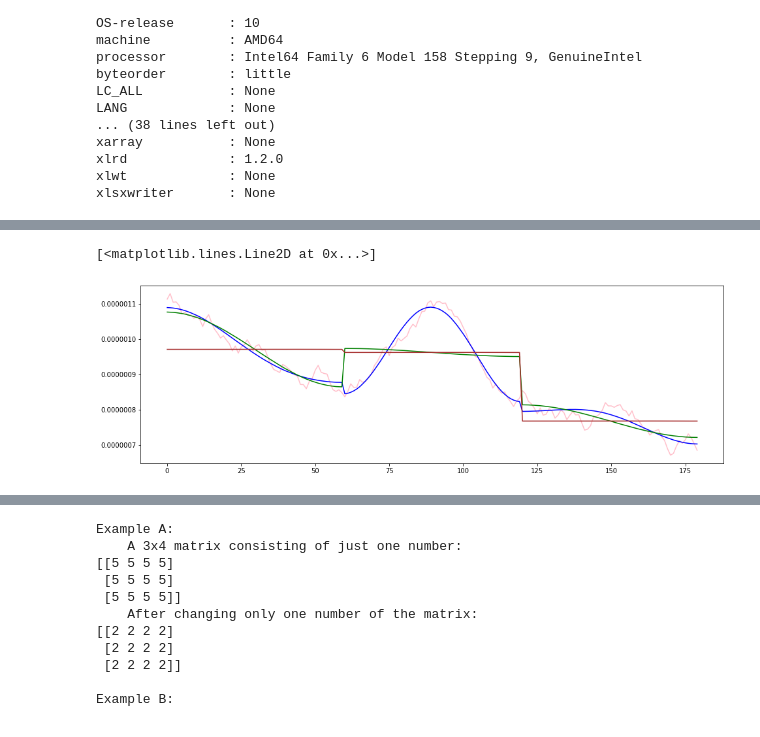
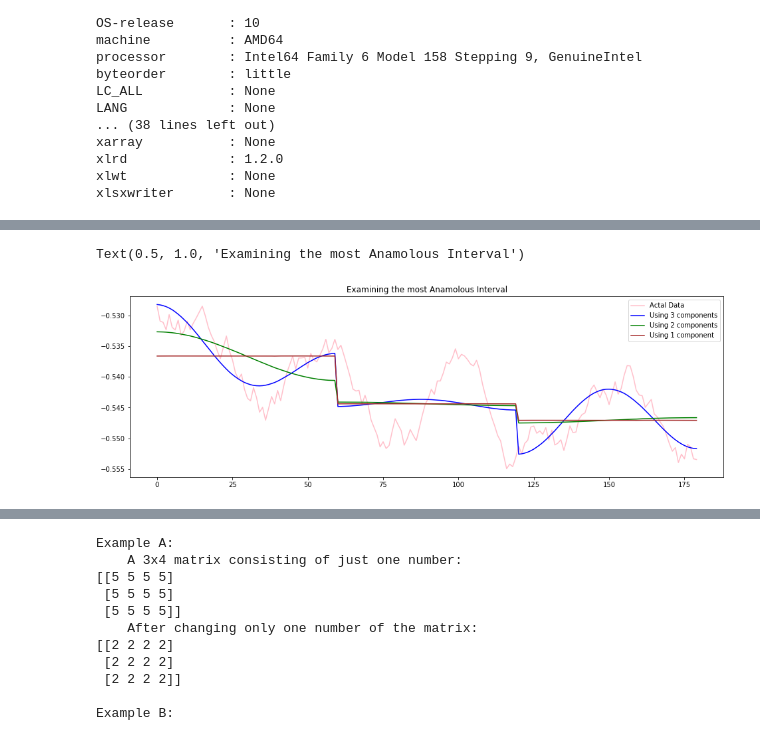
Before and after one commit to arifz/AutoPCA, a Jupyter notebook: AutoPCA.ipynb, the cells around one changed output, grey strips where cells are left out. Cells and saved outputs as stored; diff of their text form; code cells hidden in the pictures.

```diff
--- a/AutoPCA.ipynb
+++ b/AutoPCA.ipynb
@@ -100,15 +152,17 @@ After creating the data in `x`, we look at the entire series in the first plot,
 # %%
-plt.rcParams['figure.figsize'] = [16, 5]
-
 nrows = 5*30*24*60*60
 np.random.seed(2)
-x = np.cumsum(np.cumsum(rnd(nrows)-0.5)*0 + (rnd(nrows)-0.5)*50) * 1e-9
+x = 5e-3 * np.cumsum(np.cumsum(rnd(nrows)-0.5)/nrows + rnd(nrows) - 0.5)
 x = x - x[-1]*np.arange(nrows)/nrows
 
+rnd60 = int(rnd(1)*nrows//60)*60
 plt.subplot(121)
-plt.plot(x)
+plt.title("Simulated time-series with nearly 1.3 million points")
+plt.plot(np.arange(0,len(x),300), x[::300])
+plt.vlines(rnd60,-4.6,2, color="green")
+plt.text(rnd60+1e5, -2.5, "The zoomed in time period\nshown in the graph on the right")
 plt.subplot(122)
-rnd60 = int(rnd(1)*nrows//60)
-plt.plot(x[rnd60*60:(rnd60+3)*60])
+plt.title("A Zoomed in view of a random 3 minute time slot")
+plt.plot(np.arange(rnd60, rnd60+180), x[rnd60:rnd60+180])
 # %% [output]
 [<matplotlib.lines.Line2D at 0x...>]
@@ -138,7 +265,12 @@ array([[ 0,  1,  2,  3,  4],
 # %%
-x_minutes = x.reshape(-1, 60)
+# group x into rows of length 60 each (as explained in nugget 5)
+x_minutes = x[:-(len(x) % 60) or None].reshape(-1, 60)
+
+# compute Principal Components
 pca = PCA(n_components=3).fit(x_minutes)
 ev = pca.explained_variance_ratio_
-print("Explained variance:", ev)
-print("Cumulative Unexplained variance:", 1 - np.cumsum(ev))
+
+with np_set_printoptions(fmt="{:9.6f}%"):
+    print("             Explained variance:", ev * 100)
+    print("Cumulative Unexplained variance:", (1 - np.cumsum(ev)) * 100)
 # %% [output]
@@ -230,12 +374,14 @@ In the followinng graph, we have focused in on the worst cast anomaly in the cen
 # %%
-anomaly = 204216
-plt.plot(x[(anomaly-1)*60:(anomaly+2)*60], color="pink")
-plt.plot(reconstructed_x3[(anomaly-1)*60:(anomaly+2)*60], color="blue")
-plt.plot(reconstructed_x2[(anomaly-1)*60:(anomaly+2)*60], color="green")
-plt.plot(reconstructed_x1[(anomaly-1)*60:(anomaly+2)*60], color="brown")
+anomaly = 168981
+plt.plot(x[(anomaly-1)*60:(anomaly+2)*60], color="pink", label="Actal Data")
+plt.plot(reconstructed_x3[(anomaly-1)*60:(anomaly+2)*60], color="blue", label="Using 3 components")
+plt.plot(reconstructed_x2[(anomaly-1)*60:(anomaly+2)*60], color="green", label="Using 2 components")
+plt.plot(reconstructed_x1[(anomaly-1)*60:(anomaly+2)*60], color="brown", label="Using 1 component")
+plt.legend()
+plt.title("Examining the most Anomalous Interval")
 # %% [output]
-[<matplotlib.lines.Line2D at 0x...>]
+Text(0.5, 1.0, 'Examining the most Anamolous Interval')
-[figure, old version]
+[figure, new version]
 # %% [markdown]
 ## Overlapping Windows
 
```
Also changed, not shown: parts of 38 cells of this notebook.
